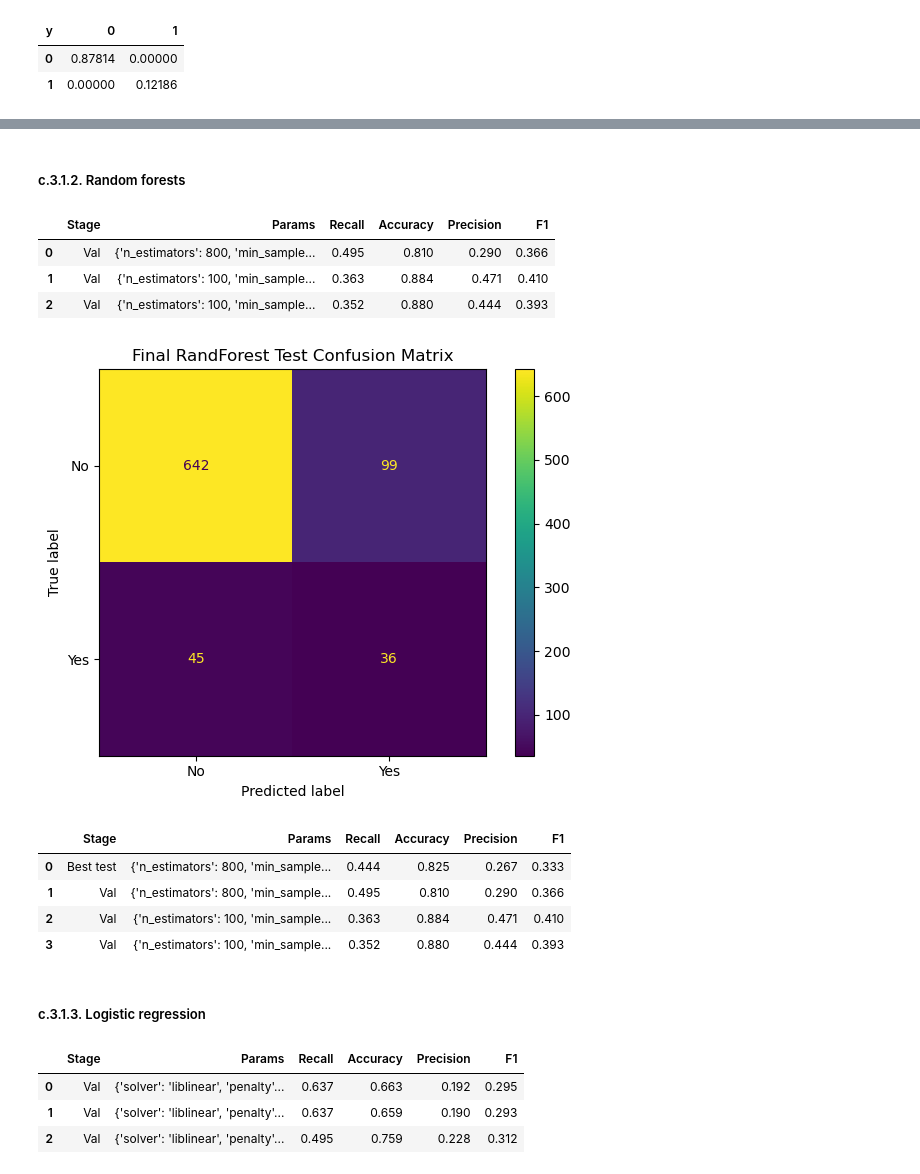
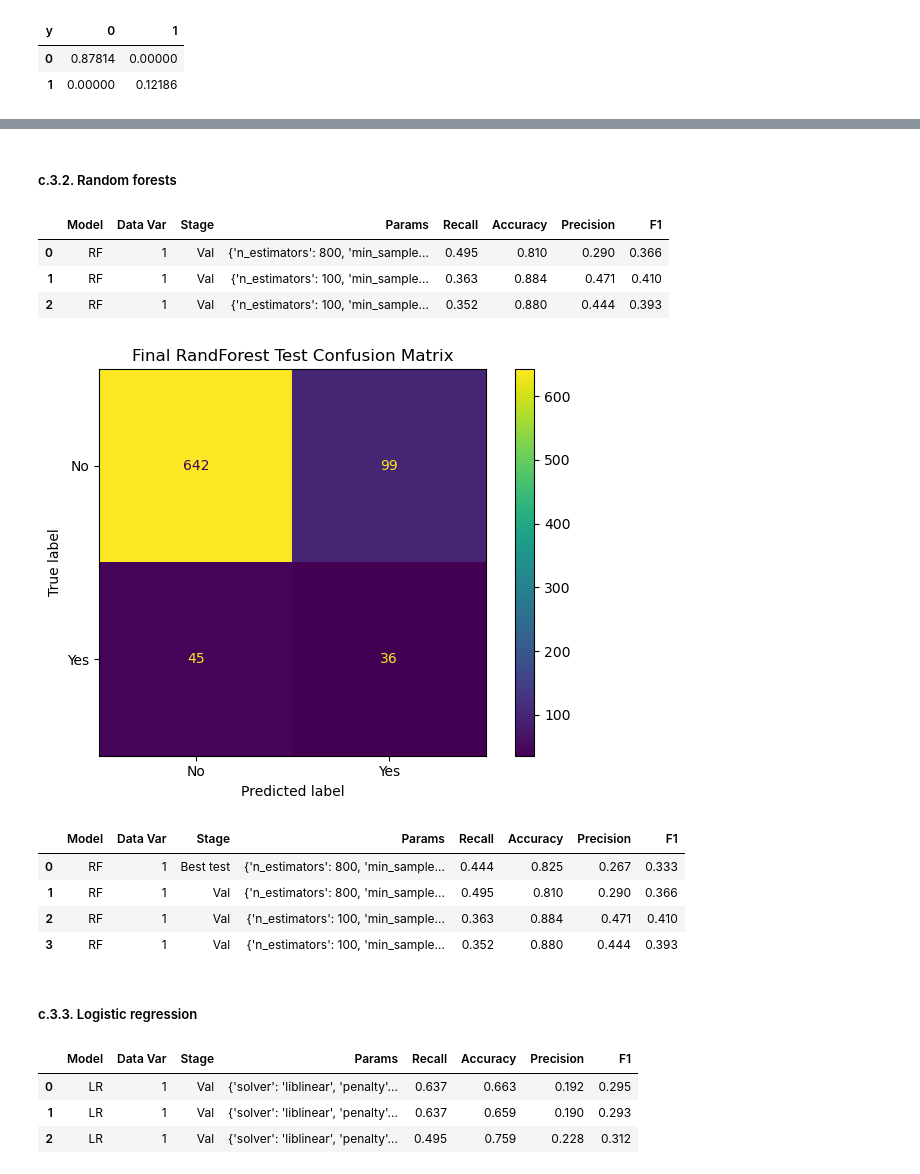
Before and after one commit to nicetomitchu98/DR-python-programming-for-bi, a Jupyter notebook: assignments/assignment3/assignment3.ipynb, the cells around one changed output, grey strips where cells are left out. Drawn from its saved outputs; the diff is of its cells as text; code cells hidden in the pictures.

```diff
--- a/assignments/assignment3/assignment3.ipynb
+++ b/assignments/assignment3/assignment3.ipynb
@@ -984,6 +905,8 @@ for params in random_params_ct:
     # plt.show()
 
     results.append({
+        "Model":"CT",
+        "Data Var": "1",
         "Stage": "Val",
          "Params": params,
          "Recall": round(recall_score(y_ml1_val, y_pred_ct),3),
@@ -1044,5 +969,5 @@ results1_ct
 # %% [markdown]
-##### c.3.1.2. Random forests
+##### c.3.2. Random forests
 # %%
 ## Random forests
 
@@ -1071,6 +996,8 @@ for params in random_params_rf:
     # plt.show()
 
     results.append({
+        "Model": "RF",
+        "Data Var": "1",
         "Stage": "Val",
          "Params": params,
          "Recall": round(recall_score(y_ml1_val, y_pred_rf),3),
@@ -1084,10 +1011,10 @@ for params in random_params_rf:
 results1_rf = pd.DataFrame(results).sort_values("Recall", ascending=False).reset_index(drop=True)
 display(results1_rf)
 # %% [output]
-|  | Stage | Params | Recall | Accuracy | Precision | F1 |
-| 0 | Val | {'n_estimators': 800, 'min_sample... | 0.495 | 0.810 | 0.290 | 0.366 |
-| 1 | Val | {'n_estimators': 100, 'min_sample... | 0.363 | 0.884 | 0.471 | 0.410 |
-| 2 | Val | {'n_estimators': 100, 'min_sample... | 0.352 | 0.880 | 0.444 | 0.393 |
+|  | Model | Data Var | Stage | Params | Recall | Accuracy | Precision | F1 |
+| 0 | RF | 1 | Val | {'n_estimators': 800, 'min_sample... | 0.495 | 0.810 | 0.290 | 0.366 |
+| 1 | RF | 1 | Val | {'n_estimators': 100, 'min_sample... | 0.363 | 0.884 | 0.471 | 0.410 |
+| 2 | RF | 1 | Val | {'n_estimators': 100, 'min_sample... | 0.352 | 0.880 | 0.444 | 0.393 |
 # %%
 #choose the best result parameters based on Recall metric output
 best_params = results1_rf.iloc[0]["Params"]
@@ -1096,40 +1023,42 @@ best_params
 # fit the best model to the training set
 rf_final = RandomForestClassifier(**best_params,random_state=rand_state,class_weight="balanced")
 rf_final.fit(X_ml1_train, y_ml1_train)
 
 #Final prediction on test
 y_pred_rf = rf_final.predict(X_ml1_test)
 
 
 #display confusion matrix
 cm = confusion_matrix(y_ml1_test, y_pred_rf)
 disp = ConfusionMatrixDisplay(confusion_matrix=cm, display_labels=["No", "Yes"])
 disp.plot()
 disp.ax_.set_title("Final RandForest Test Confusion Matrix")
 plt.tight_layout()
 plt.show()
 
 results1_rf.loc[-1] = {
+    "Model": "RF",
+    "Data Var": "1",
     "Stage": "Best test",
     "Params": best_params,
     "Recall": round(recall_score(y_ml1_test, y_pred_rf), 3),
     "Accuracy": round(accuracy_score(y_ml1_test, y_pred_rf), 3),
     "Precision": round(precision_score(y_ml1_test, y_pred_rf), 3),
     "F1": round(f1_score(y_ml1_test, y_pred_rf), 3)
 }
 
 results1_rf.index = results1_rf.index + 1
 results1_rf = results1_rf.sort_index()
 results1_rf
 # %% [output]
 [figure]
-|  | Stage | Params | Recall | Accuracy | Precision | F1 |
-| 0 | Best test | {'n_estimators': 800, 'min_sample... | 0.444 | 0.825 | 0.267 | 0.333 |
-| 1 | Val | {'n_estimators': 800, 'min_sample... | 0.495 | 0.810 | 0.290 | 0.366 |
-| 2 | Val | {'n_estimators': 100, 'min_sample... | 0.363 | 0.884 | 0.471 | 0.410 |
-| 3 | Val | {'n_estimators': 100, 'min_sample... | 0.352 | 0.880 | 0.444 | 0.393 |
+|  | Model | Data Var | Stage | Params | Recall | Accuracy | Precision | F1 |
+| 0 | RF | 1 | Best test | {'n_estimators': 800, 'min_sample... | 0.444 | 0.825 | 0.267 | 0.333 |
+| 1 | RF | 1 | Val | {'n_estimators': 800, 'min_sample... | 0.495 | 0.810 | 0.290 | 0.366 |
+| 2 | RF | 1 | Val | {'n_estimators': 100, 'min_sample... | 0.363 | 0.884 | 0.471 | 0.410 |
+| 3 | RF | 1 | Val | {'n_estimators': 100, 'min_sample... | 0.352 | 0.880 | 0.444 | 0.393 |
 # %% [markdown]
-##### c.3.1.3. Logistic regression
+##### c.3.3. Logistic regression
 # %%
 ## Logistic Regression
 
@@ -1158,6 +1087,8 @@ for params in random_params_lr:
     # plt.show()
 
     results.append({
+        "Model": "LR",
+        "Data Var": "1",
         "Stage": "Val",
          "Params": params,
          "Recall": round(recall_score(y_ml1_val, y_pred_lr),3),
@@ -1171,10 +1102,10 @@ for params in random_params_lr:
 results1_lr = pd.DataFrame(results).sort_values("Recall", ascending=False).reset_index(drop=True)
 display(results1_lr)
 # %% [output]
-|  | Stage | Params | Recall | Accuracy | Precision | F1 |
-| 0 | Val | {'solver': 'liblinear', 'penalty'... | 0.637 | 0.663 | 0.192 | 0.295 |
-| 1 | Val | {'solver': 'liblinear', 'penalty'... | 0.637 | 0.659 | 0.190 | 0.293 |
-| 2 | Val | {'solver': 'liblinear', 'penalty'... | 0.495 | 0.759 | 0.228 | 0.312 |
+|  | Model | Data Var | Stage | Params | Recall | Accuracy | Precision | F1 |
+| 0 | LR | 1 | Val | {'solver': 'liblinear', 'penalty'... | 0.637 | 0.663 | 0.192 | 0.295 |
+| 1 | LR | 1 | Val | {'solver': 'liblinear', 'penalty'... | 0.637 | 0.659 | 0.190 | 0.293 |
+| 2 | LR | 1 | Val | {'solver': 'liblinear', 'penalty'... | 0.495 | 0.759 | 0.228 | 0.312 |
 # %%
 #choose the best result parameters based on Recall metric output
 best_params = results1_lr.iloc[0]["Params"]
```
Also changed, not shown: parts of 77 cells of this notebook, 1 other file.
